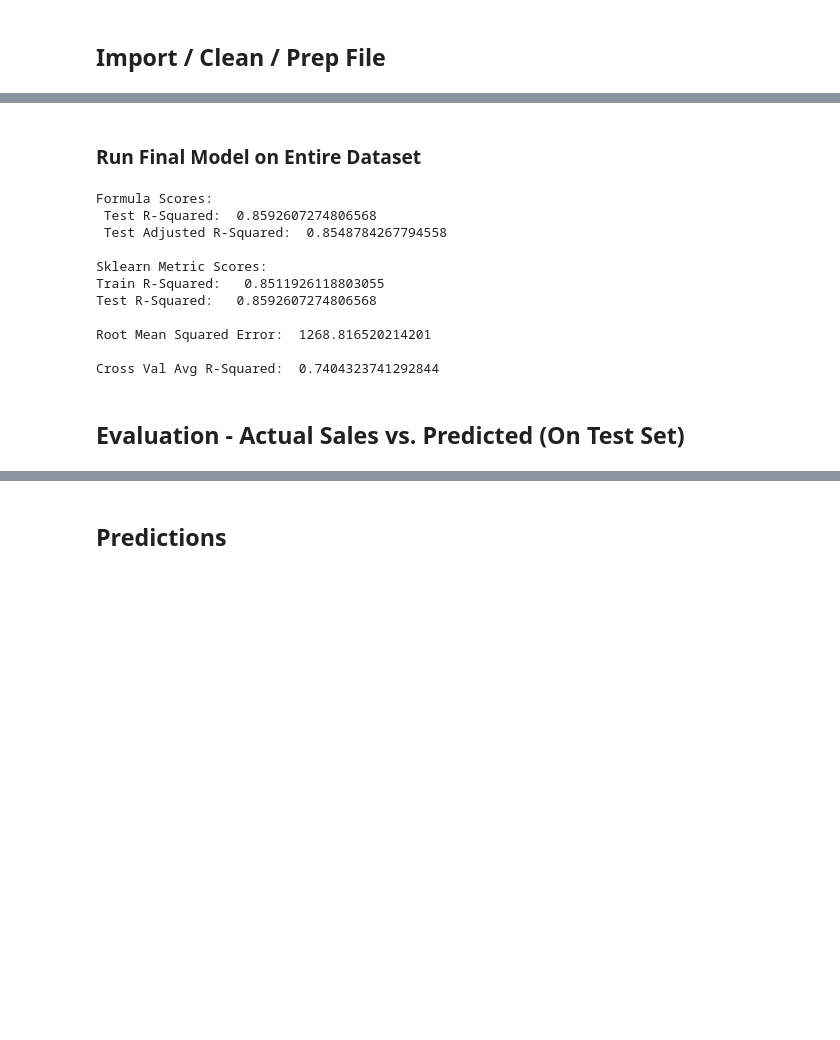
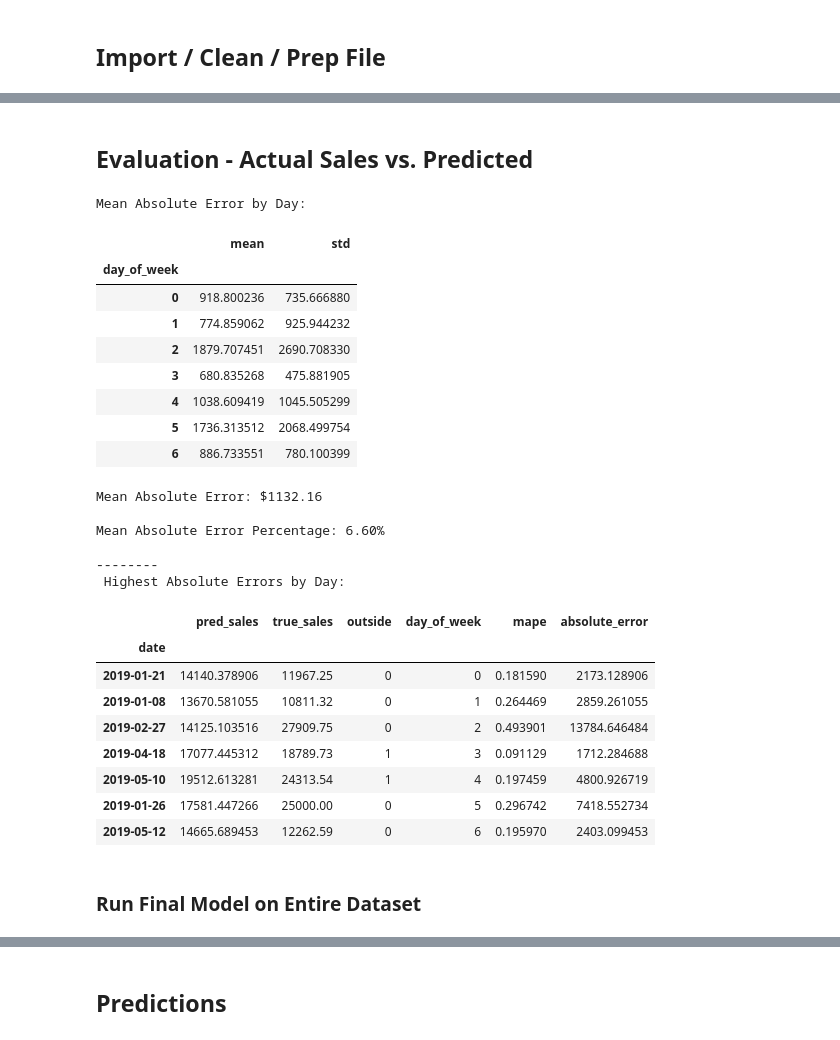
Before and after one commit to maks-p/restaurant_sales_forecasting, a Jupyter notebook: final_model.ipynb, the cells around one changed output, grey strips where cells are left out. Drawn from its saved outputs; the diff is of its cells as text; code cells hidden in the pictures; blank space fills up the shorter version.

```diff
--- a/final_model.ipynb
+++ b/final_model.ipynb
@@ -985,0 +431,13 @@ visualizer.poof();
+# %%
+def feature_importance(rgr, X_train, y_train):
+
+    features = list(X_train.columns)
+
+    fig = plt.figure(figsize=(12,8))
+    ax = fig.add_subplot()
+
+    labels = list(map(lambda x: x.title(), features))
+    visualizer = FeatureImportances(rgr, ax=ax, labels=labels, relative=False)
+
+    visualizer.fit(X_train, y_train)
+    visualizer.poof();
@@ -986,2 +607,51 @@ visualizer.poof();
+# %% [markdown]
+## Evaluation - Actual Sales vs. Predicted
+# %%
+obj = importMerge(current_file, weather_csv_file)
+data = obj.import_clean_merge()
+
+data = data.rename(columns={'sales': 'true_sales'})
+pred_df = pred_df.rename(columns={'sales': 'pred_sales'})
+
+eval_df = pred_df.merge(data, on='date', how='inner')
+
+eval_df['mape'] = np.where(eval_df['true_sales'] > 0, np.abs(eval_df['true_sales'] - eval_df['pred_sales']) / eval_df['true_sales'], 0)
+eval_df['absolute_error'] = np.abs(eval_df['true_sales'] - eval_df['pred_sales'])
+
+print('Mean Absolute Error by Day:')
+eval_df.groupby('day_of_week')['absolute_error'].aggregate(['mean', 'std'])
+
+print(f'Mean Absolute Error: ${eval_df.absolute_error.sum() / len(eval_df.absolute_error):.2f}', '\n')
+
+print(f'Mean Absolute Error Percentage: {eval_df.mape.mean() * 100:.2f}%', '\n')
+
+print('--------', '\n', 'Highest Absolute Errors by Day:')
+eval_df.loc[eval_df.groupby(['day_of_week'])['mape'].idxmax()][['pred_sales', 'true_sales', 'outside', 'day_of_week', 'mape', 'absolute_error']]
+# %% [output]
+Mean Absolute Error by Day:
+|  | mean | std |
+| day_of_week |  |  |
+| 0 | 918.800236 | 735.666880 |
+| 1 | 774.859062 | 925.944232 |
+| 2 | 1879.707451 | 2690.708330 |
+| 3 | 680.835268 | 475.881905 |
+| 4 | 1038.609419 | 1045.505299 |
+| 5 | 1736.313512 | 2068.499754 |
+| 6 | 886.733551 | 780.100399 |
+Mean Absolute Error: $1132.16
+
+Mean Absolute Error Percentage: 6.60%
+
+--------
+ Highest Absolute Errors by Day:
+|  | pred_sales | true_sales | outside | day_of_week | mape | absolute_error |
+| date |  |  |  |  |  |  |
+| 2019-01-21 | 14140.378906 | 11967.25 | 0 | 0 | 0.181590 | 2173.128906 |
+| 2019-01-08 | 13670.581055 | 10811.32 | 0 | 1 | 0.264469 | 2859.261055 |
+| 2019-02-27 | 14125.103516 | 27909.75 | 0 | 2 | 0.493901 | 13784.646484 |
+| 2019-04-18 | 17077.445312 | 18789.73 | 1 | 3 | 0.091129 | 1712.284688 |
+| 2019-05-10 | 19512.613281 | 24313.54 | 1 | 4 | 0.197459 | 4800.926719 |
+| 2019-01-26 | 17581.447266 | 25000.00 | 0 | 5 | 0.296742 | 7418.552734 |
+| 2019-05-12 | 14665.689453 | 12262.59 | 0 | 6 | 0.195970 | 2403.099453 |
 # %% [markdown]
 ### Run Final Model on Entire Dataset
@@ -991,17 +657,0 @@ xgb_rgr_finalized = xgb_model(cv_features, cv_y)
-# %%
-# Score Finalized Model on Entire Dataset
-pred_all = tree_score(xgb_rgr_finalized, cv_features, cv_y, cv_features, cv_y)
-# %% [output]
-Formula Scores:
- Test R-Squared:  0.8592607274806568
- Test Adjusted R-Squared:  0.8548784267794558
-
-Sklearn Metric Scores:
-Train R-Squared:   0.8511926118803055
-Test R-Squared:   0.8592607274806568
-
-Root Mean Squared Error:  1268.816520214201
-
-Cross Val Avg R-Squared:  0.7404323741292844
-# %% [markdown]
-## Evaluation - Actual Sales vs. Predicted (On Test Set)
```
Also changed, not shown: parts of 116 cells of this notebook.
